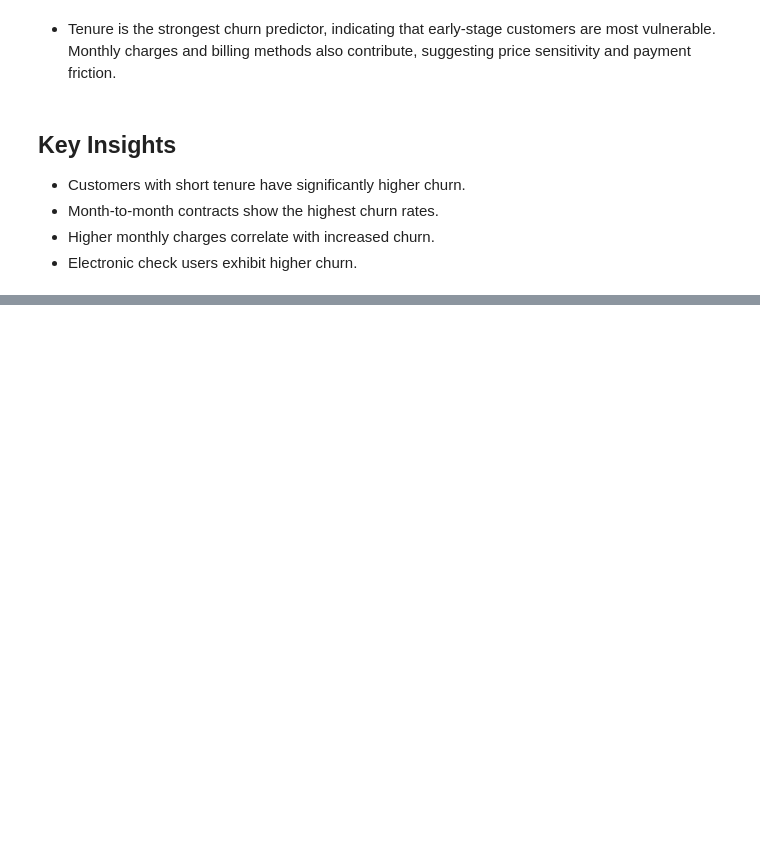
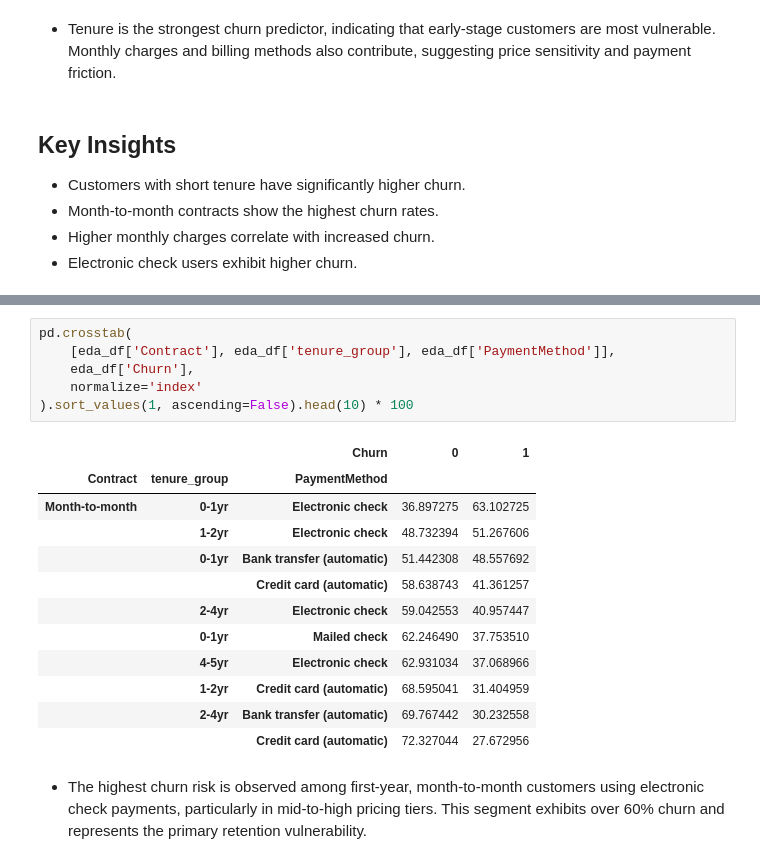
Before and after one commit to khareparth12-sketch/churn-analysis-sql-python-powerbi, a Jupyter notebook: notebooks/03_eda_churn.ipynb, the cells around one changed output, grey strips where cells are left out. Drawn from its saved outputs; the diff is of its cells as text; blank space fills up the shorter version.

```diff
--- a/notebooks/03_eda_churn.ipynb
+++ b/notebooks/03_eda_churn.ipynb
@@ -124,0 +179,21 @@ pd.crosstab(eda_df['PaymentMethod'], eda_df['Churn'], normalize='index') * 100
+# %%
+pd.crosstab(
+    [eda_df['Contract'], eda_df['tenure_group'], eda_df['PaymentMethod']],
+    eda_df['Churn'],
+    normalize='index'
+).sort_values(1, ascending=False).head(10) * 100
+# %% [output]
+|  |  | Churn | 0 | 1 |
+| Contract | tenure_group | PaymentMethod |  |  |
+| Month-to-month | 0-1yr | Electronic check | 36.897275 | 63.102725 |
+|  | 1-2yr | Electronic check | 48.732394 | 51.267606 |
+|  | 0-1yr | Bank transfer (automatic) | 51.442308 | 48.557692 |
+|  |  | Credit card (automatic) | 58.638743 | 41.361257 |
+|  | 2-4yr | Electronic check | 59.042553 | 40.957447 |
+|  | 0-1yr | Mailed check | 62.246490 | 37.753510 |
+|  | 4-5yr | Electronic check | 62.931034 | 37.068966 |
+|  | 1-2yr | Credit card (automatic) | 68.595041 | 31.404959 |
+|  | 2-4yr | Bank transfer (automatic) | 69.767442 | 30.232558 |
+|  |  | Credit card (automatic) | 72.327044 | 27.672956 |
+# %% [markdown]
+- The highest churn risk is observed among first-year, month-to-month customers using electronic check payments, particularly in mid-to-high pricing tiers. This segment exhibits over 60% churn and represents the primary retention vulnerability.
```
Also changed, not shown: parts of 14 cells of this notebook, 2 other files.
